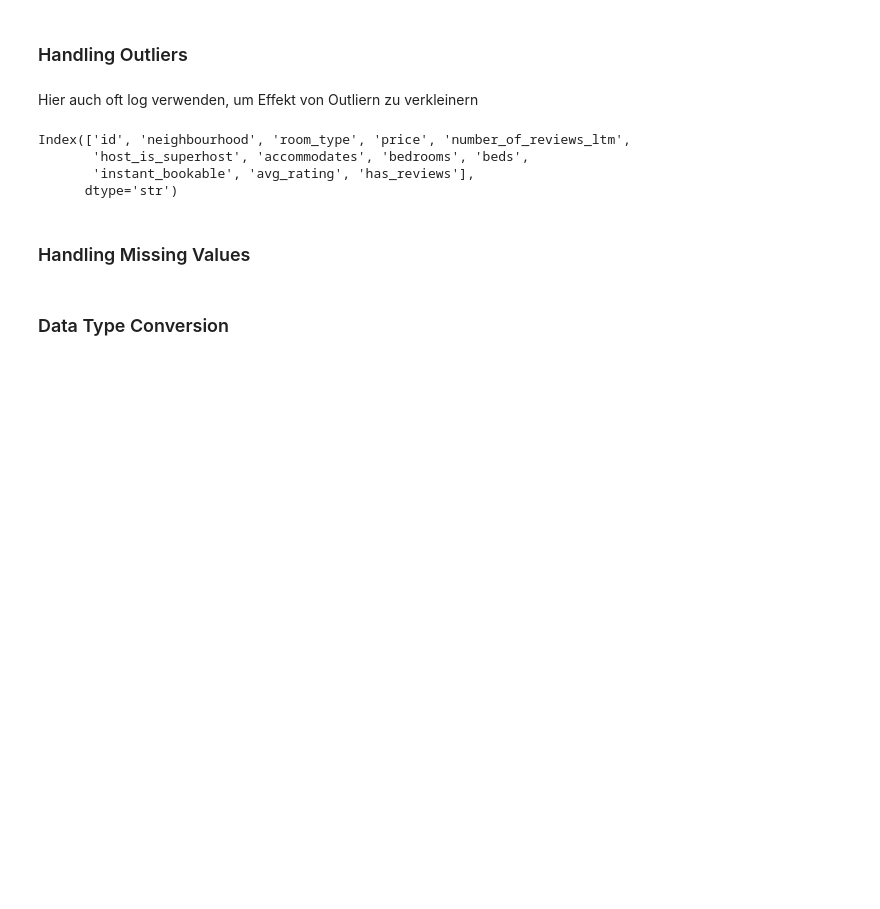
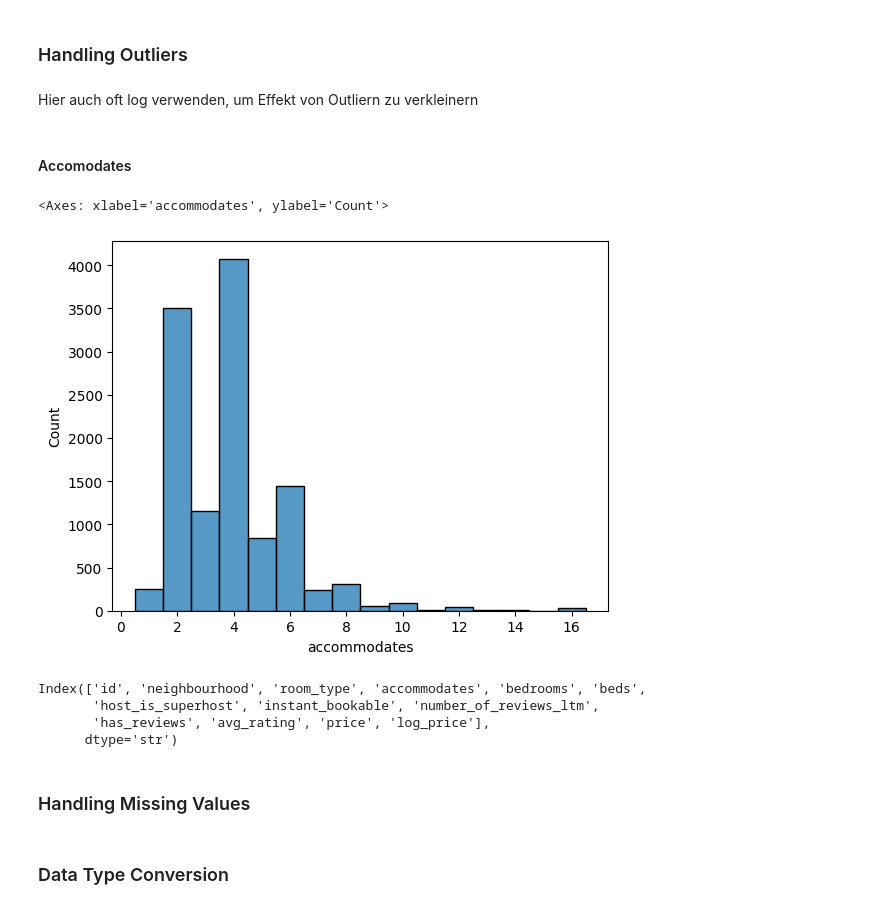
Before and after one commit to EliasSchafer1/Airbnb-Florence, a Jupyter notebook: notebooks/01_preprocessing.ipynb, the cells around one changed output. Cells and saved outputs as stored; diff of their text form; code cells hidden in the pictures; blank space fills up the shorter version.

```diff
--- a/notebooks/01_preprocessing.ipynb
+++ b/notebooks/01_preprocessing.ipynb
@@ -190,13 +215,20 @@ fig.show()
 ### Handling Outliers
 # %% [markdown]
 Hier auch oft log verwenden, um Effekt von Outliern zu verkleinern
-# %%
-df.columns
-# %% [output]
-Index(['id', 'neighbourhood', 'room_type', 'price', 'number_of_reviews_ltm',
-       'host_is_superhost', 'accommodates', 'bedrooms', 'beds',
-       'instant_bookable', 'avg_rating', 'has_reviews'],
-      dtype='str')
+# %% [markdown]
+#### Accomodates
+# %%
+sns.histplot(df["accommodates"], discrete=True)
+# %% [output]
+<Axes: xlabel='accommodates', ylabel='Count'>
+[figure, added]
+# %%
+df.columns
+# %% [output]
+Index(['id', 'neighbourhood', 'room_type', 'accommodates', 'bedrooms', 'beds',
+       'host_is_superhost', 'instant_bookable', 'number_of_reviews_ltm',
+       'has_reviews', 'avg_rating', 'price', 'log_price'],
+      dtype='str')
 # %% [markdown]
 ### Handling Missing Values
 # %% [markdown]
```
Also changed, not shown: parts of 5 cells of this notebook.
